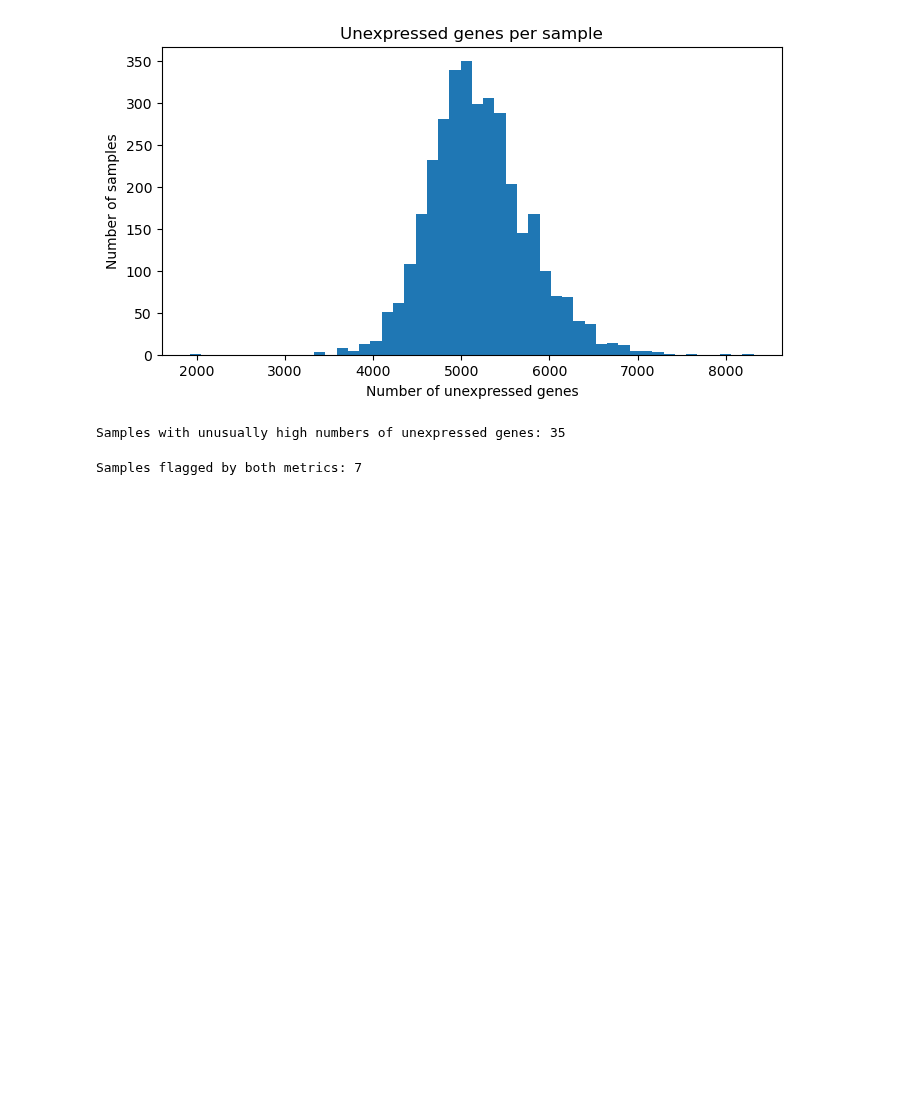
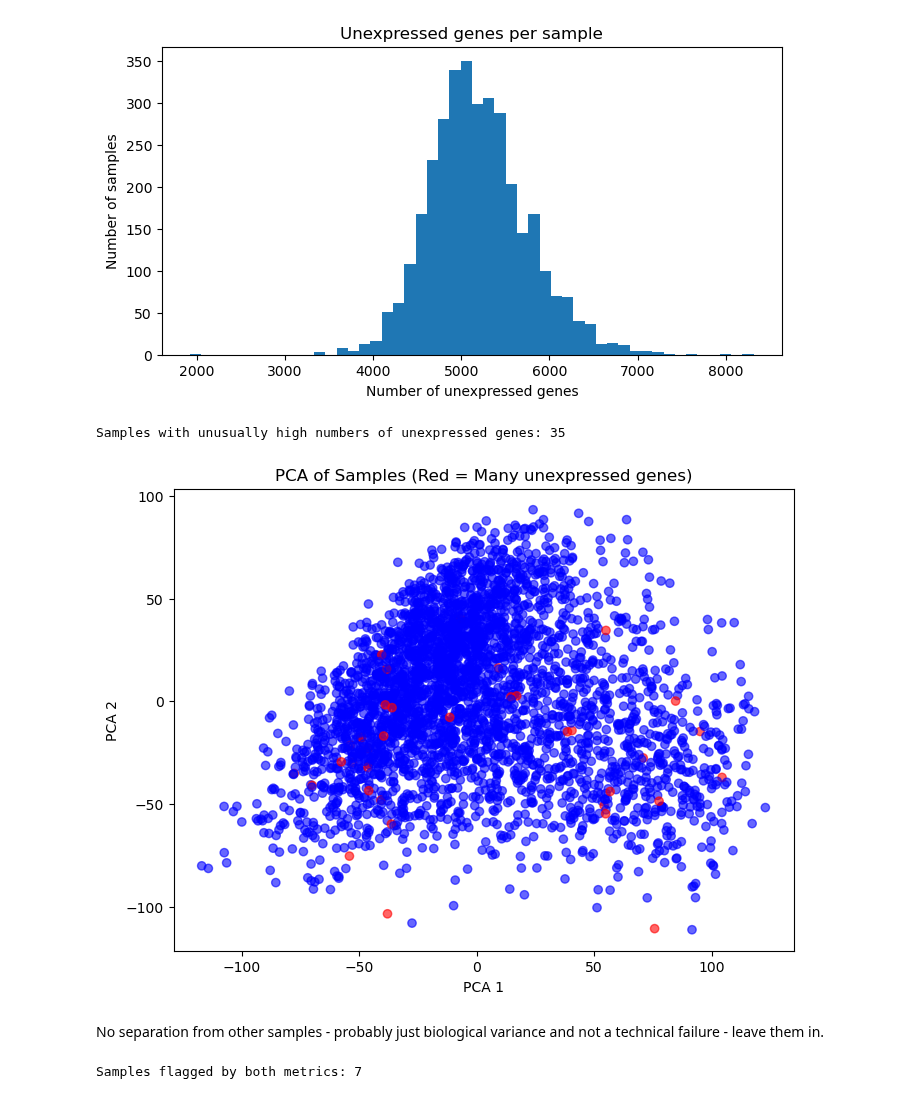
Before and after one commit to starshrimp/bioinformatics-tool, a Jupyter notebook: analysis/01_data_preprocessing_expr.ipynb, the cells around one changed output. Drawn from its saved outputs; the diff is of its cells as text; code cells hidden in the pictures; blank space fills up the shorter version.

```diff
--- a/analysis/01_data_preprocessing_expr.ipynb
+++ b/analysis/01_data_preprocessing_expr.ipynb
@@ -323,6 +349,33 @@ print(f"Samples with unusually high numbers of unexpressed genes: {len(bad_sampl
 # %% [output]
 [figure]
 Samples with unusually high numbers of unexpressed genes: 35
+# %%
+# Create labels for plotting
+def unexpr_label(idx):
+    if idx in bad_samples_unexpr:
+        return "Unexpressed outlier"
+    else:
+        return "Normal"
+
+unexpr_labels = [unexpr_label(idx) for idx in filtered_em_T.index]
+color_map = {"Normal": "blue", "Unexpressed outlier": "red"}
+colors = [color_map[label] for label in unexpr_labels]
+
+from sklearn.decomposition import PCA
+
+pca = PCA(n_components=2)
+X_pca = pca.fit_transform(filtered_em_T)
+
+plt.figure(figsize=(8, 6))
+plt.scatter(X_pca[:, 0], X_pca[:, 1], c=colors, alpha=0.6)
+plt.xlabel("PCA 1")
+plt.ylabel("PCA 2")
+plt.title("PCA of Samples (Red = Many unexpressed genes)")
+plt.show()
+# %% [output]
+[figure, added]
+# %% [markdown]
+No separation from other samples - probably just biological variance and not a technical failure - leave them in.
 # %%
 clinical_df['many_unexpressed_genes'] = False
 clinical_df.loc[bad_samples_unexpr, 'many_unexpressed_genes'] = True
```
Also changed, not shown: parts of 27 cells of this notebook, 3 other files.
